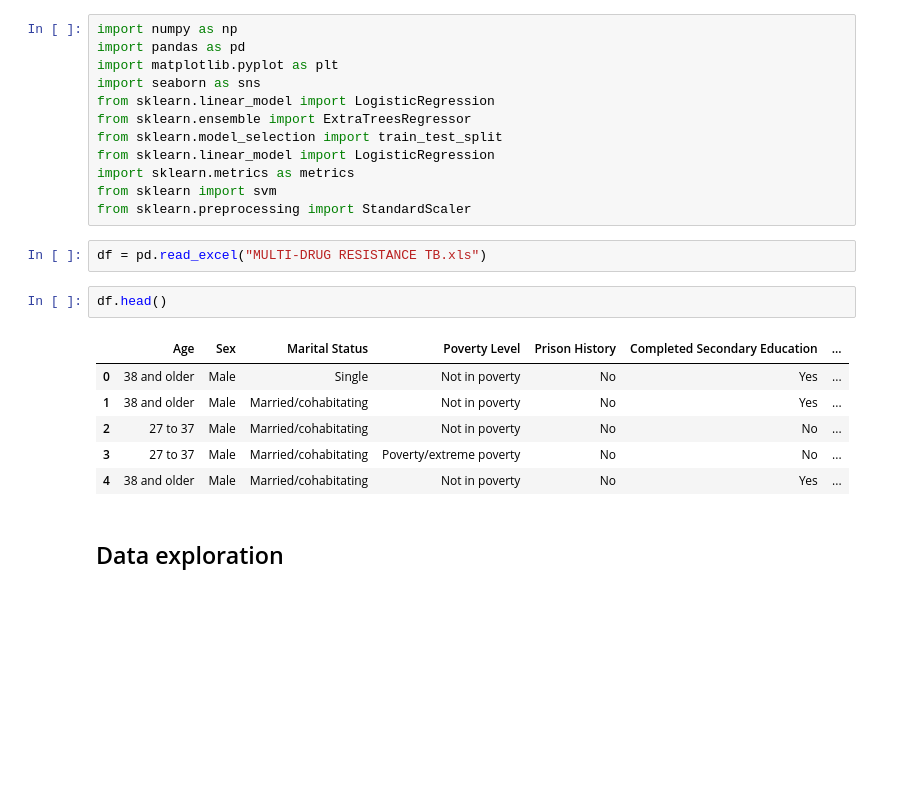
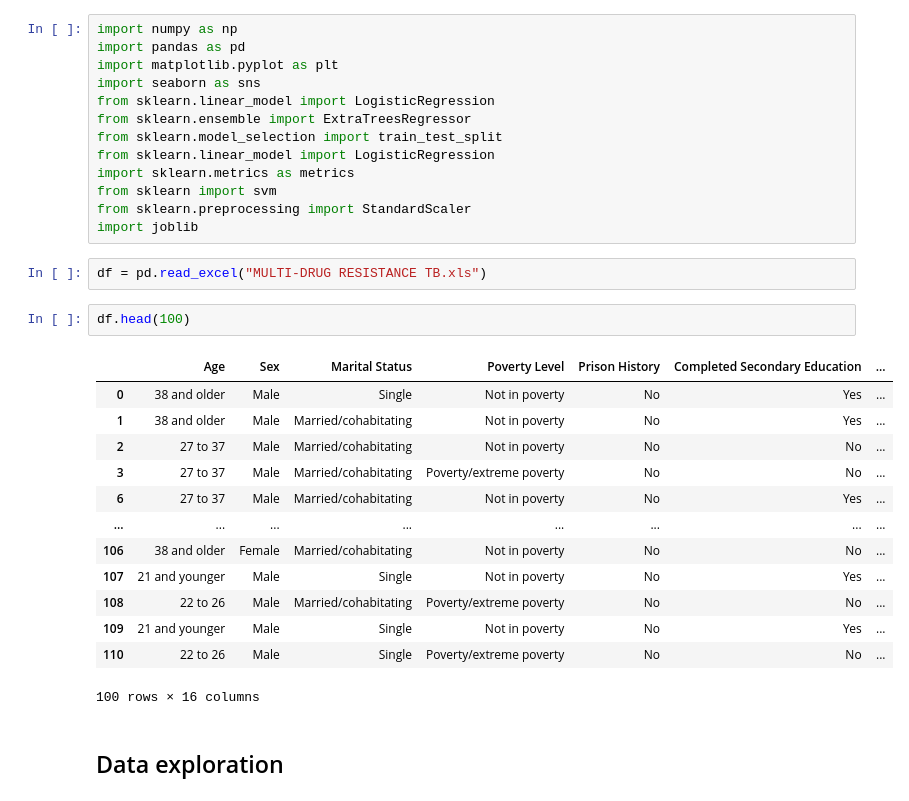
Before and after one commit to Jeanfaith234/uti-prediction-, a Jupyter notebook: Drug resistance data exploration.ipynb, the cells around one changed output. Drawn from its saved outputs; the diff is of its cells as text; blank space fills up the shorter version.

```diff
--- a/Drug resistance data exploration.ipynb
+++ b/Drug resistance data exploration.ipynb
@@ -10,17 +10,25 @@ from sklearn.linear_model import LogisticRegression
 import sklearn.metrics as metrics
 from sklearn import svm
 from sklearn.preprocessing import StandardScaler
+import joblib
 # %%
 df = pd.read_excel("MULTI-DRUG RESISTANCE TB.xls")
 # %%
-df.head()
+df.head(100)
 # %% [output]
 |  | Age | Sex | Marital Status | Poverty Level | Prison History | Completed Secondary Education | ... |
 | 0 | 38 and older | Male | Single | Not in poverty | No | Yes | ... |
 | 1 | 38 and older | Male | Married/cohabitating | Not in poverty | No | Yes | ... |
 | 2 | 27 to 37 | Male | Married/cohabitating | Not in poverty | No | No | ... |
 | 3 | 27 to 37 | Male | Married/cohabitating | Poverty/extreme poverty | No | No | ... |
-| 4 | 38 and older | Male | Married/cohabitating | Not in poverty | No | Yes | ... |
+| 6 | 27 to 37 | Male | Married/cohabitating | Not in poverty | No | Yes | ... |
+| ... | ... | ... | ... | ... | ... | ... | ... |
+| 106 | 38 and older | Female | Married/cohabitating | Not in poverty | No | No | ... |
+| 107 | 21 and younger | Male | Single | Not in poverty | No | Yes | ... |
+| 108 | 22 to 26 | Male | Married/cohabitating | Poverty/extreme poverty | No | No | ... |
+| 109 | 21 and younger | Male | Single | Not in poverty | No | Yes | ... |
+| 110 | 22 to 26 | Male | Single | Poverty/extreme poverty | No | No | ... |
+100 rows × 16 columns
 # %% [markdown]
 ## Data exploration
 # %%
```
Also changed, not shown: parts of 14 cells of this notebook, 15 other files.
